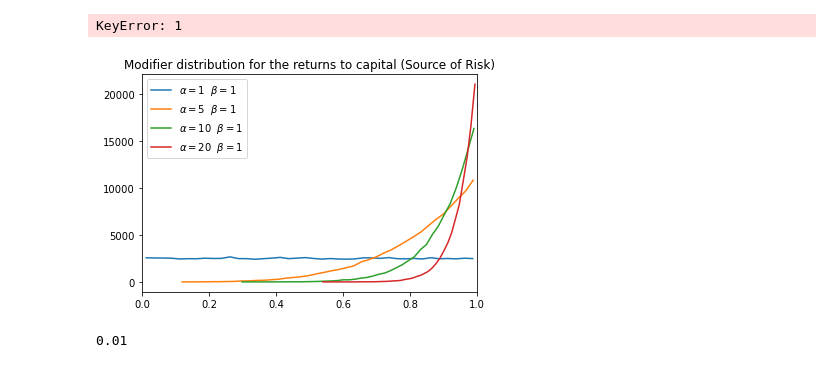
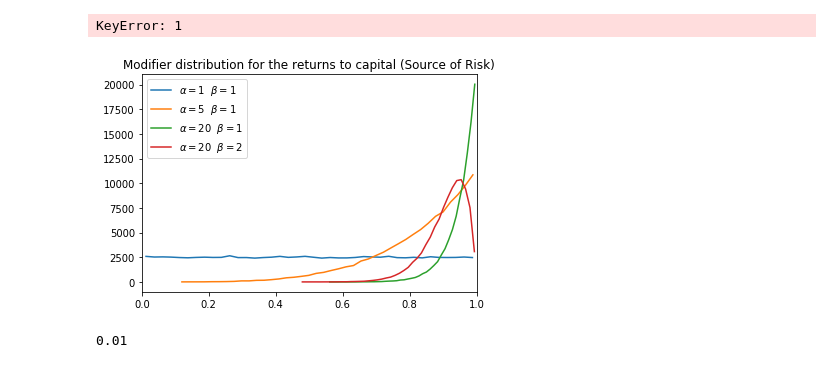
Before and after one commit to KarlNaumann/DynamicDSGE, a Jupyter notebook: DSGE_SharpeInvestment.ipynb, the cells around one changed output. Drawn from its saved outputs; the diff is of its cells as text; code cells hidden in the pictures.

```diff
--- a/DSGE_SharpeInvestment.ipynb
+++ b/DSGE_SharpeInvestment.ipynb
@@ -293,19 +296,19 @@ for i in range(100):
 # %%
  fig, ax = plt.subplots()
 ax.set_title('Modifier distribution for the returns to capital (Source of Risk)')
-combos = [(1,1), (5,1), (10,1), (20,1)]
+combos = [(1,1), (5,1), (20,1), (20,2)]
 for c in combos:
     name = r'$\alpha=${:.0f}  $\beta=${:.0f}'.format(*c)
     n,x = np.histogram(np.random.beta(a=c[0], b=c[1], size=100000), bins = 40)
     bin_centers = 0.5*(x[1:]+x[:-1])
     ax.plot(bin_centers, n, label=name)
     #ax.hist(np.random.beta(a=c[0], b=c[1], size=100000), bins=40, alpha=0.5, label=name)
 
 ax.set_xlim(0,1)
 plt.legend()
 plt.show()
 # %% [output]
-[figure, old version]
+[figure, new version]
 # %%
 params['depreciation']
 # %% [output]
```
Also changed, not shown: parts of 4 cells of this notebook.
